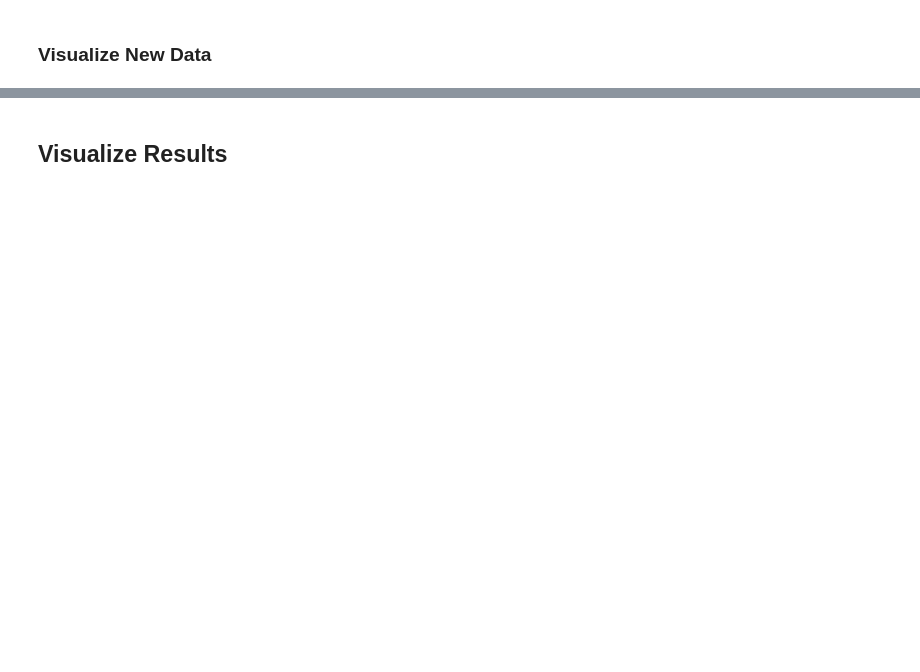
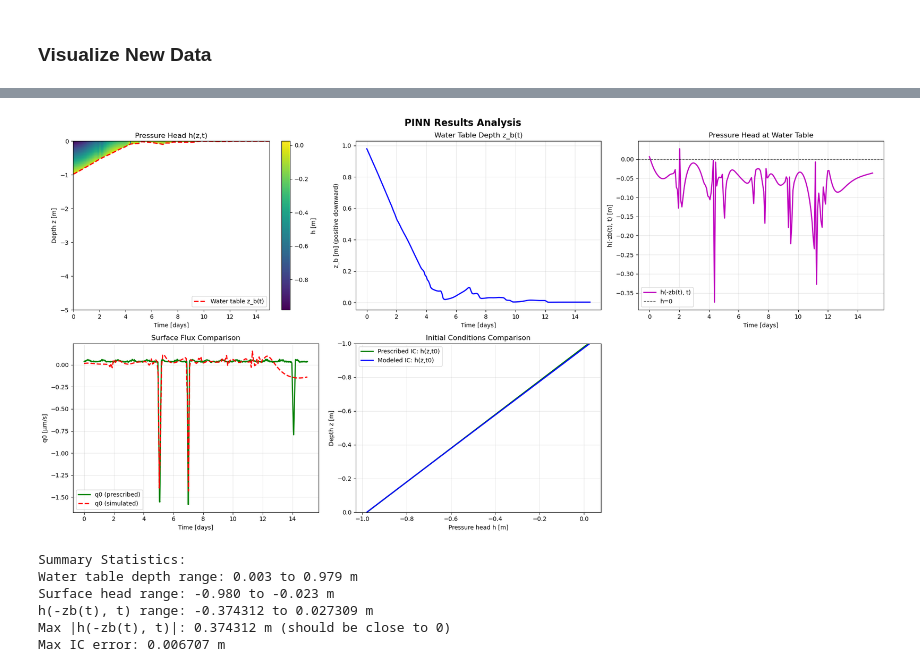
Before and after one commit to WqgJing/SMAP-Recharge-Flux, a Jupyter notebook: notebooks/finetune_example.ipynb, the cells around one changed output, grey strips where cells are left out. Cells and saved outputs as stored; diff of their text form; code cells hidden in the pictures; blank space fills up the shorter version.

```diff
--- a/notebooks/finetune_example.ipynb
+++ b/notebooks/finetune_example.ipynb
@@ -33,6 +26,6 @@ if torch.cuda.is_available():
 # %%
 # Path to base checkpoint (from initial training on Jan-Mar data)
-BASE_CHECKPOINT = 'checkpoints/checkpoint_final.pt'
+BASE_CHECKPOINT = 'checkpoints_train/checkpoint_final.pt'
 
 # Network configurations (must match base training)
 h_net_config = {'hidden_dim': 64, 'num_layers': 4}
@@ -130,7 +116,7 @@ print("="*70)
 model, losses, comps, sample_losses, sample_comps, sample_epochs = finetune_pinn(
     checkpoint_path=BASE_CHECKPOINT,
     new_q0_data=new_q0_data,
-    zb_initial=zb_initial,
+    zb_initial=1,
     h_net_config=h_net_config,
     zb_net_config=zb_net_config,
 
@@ -139,7 +125,7 @@ model, losses, comps, sample_losses, sample_comps, sample_epochs = finetune_pinn
     learning_rate=1e-4,
 
     # Training parameters (same as base)
-    cache_size=10000,
+    cache_size=20000,
     batch_size=500,
     resample_freq=500,
     boundary_ratio=0.7,
@@ -174,10 +182,24 @@ print("="*70)
-# %% [markdown]
-## Visualize Results
 # %%
 from src.visualization import plot_comprehensive_results
+soil_params = {
+    'theta_s': 0.4,
+    'theta_r': 0.1,
+    'alpha': 0.005,
+    'n': 1.3,
+    'Ks': 1e-5,
+    'l': 0.5
+}
 
 # Plot comprehensive results
-plot_comprehensive_results(model, new_q0_data, device=device)
+plot_comprehensive_results(model, new_q0_data, device=device, soil_params=soil_params)
+# %% [output]
+[figure, added]
+Summary Statistics:
+Water table depth range: 0.003 to 0.979 m
+Surface head range: -0.980 to -0.023 m
+h(-zb(t), t) range: -0.374312 to 0.027309 m
+Max |h(-zb(t), t)|: 0.374312 m (should be close to 0)
+Max IC error: 0.006707 m
 # %%
 from src.visualization import plot_training_losses
 
```
Also changed, not shown: parts of 15 cells of this notebook, 5 other files.
